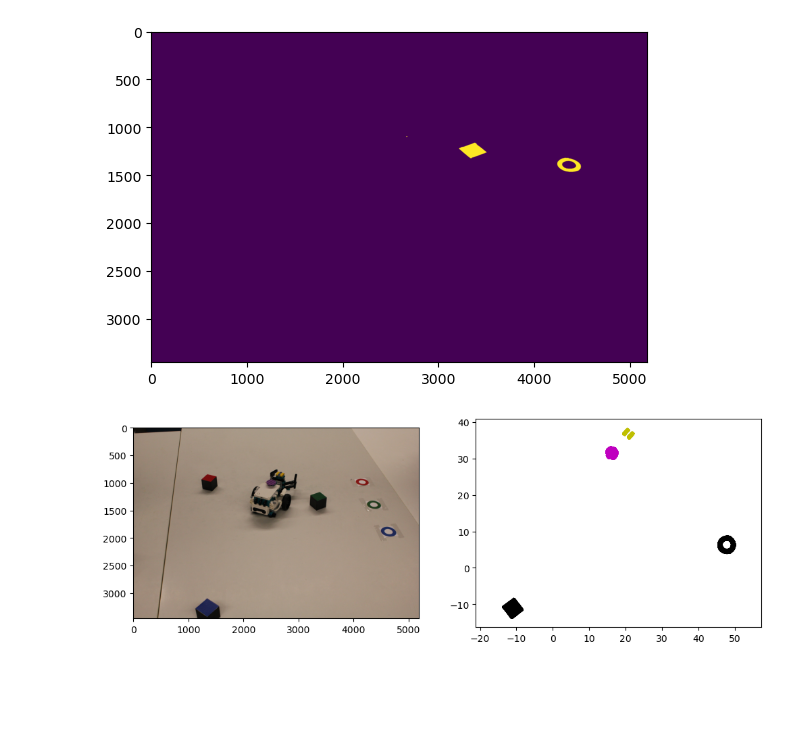
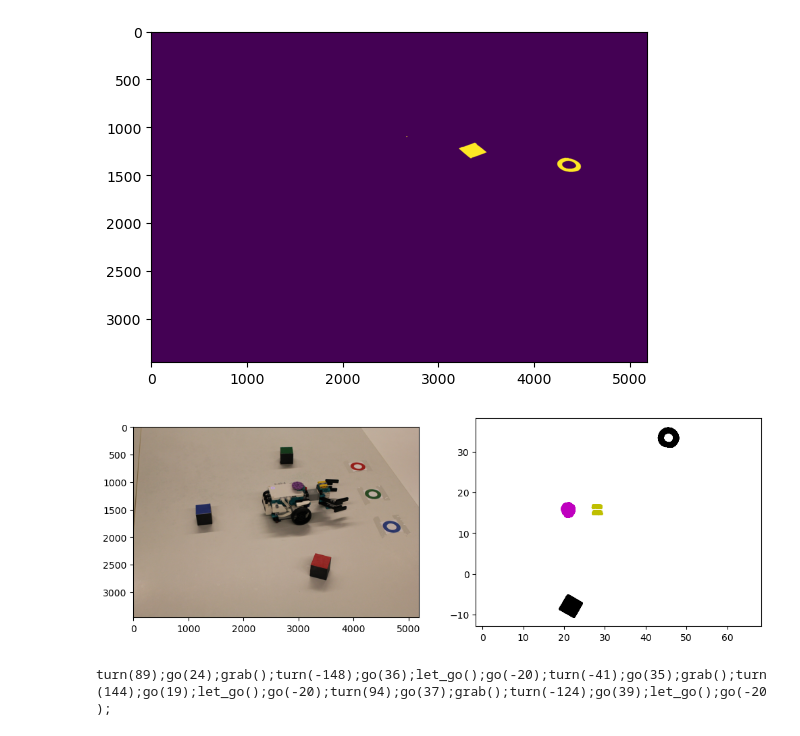
Before and after one commit to imveikka/3DCV_project, a Jupyter notebook: sandbox.ipynb, the cells around one changed output. Drawn from its saved outputs; the diff is of its cells as text; code cells hidden in the pictures; blank space fills up the shorter version.

```diff
--- a/sandbox.ipynb
+++ b/sandbox.ipynb
@@ -9,7 +9,7 @@ import skimage
 # %% [markdown]
 # Calibration
 # %%
-img = Image.open('./data/CALIB_ALEX_VEIKKA.png')
+img = Image.open('./data/image0044.png')
 points = select_points(img)
 
 # points = np.array([[498, 673],
@@ -99,30 +99,96 @@ plt.imshow(closed)
 <matplotlib.image.AxesImage at 0x...>
 [figure]
 # %%
-test = Image.open('./data/set2/images/image0005.png')
+test = Image.open('./data/image0051.png')
 
 centroids = locate_bot(test)
 
 disk, bar1, bar2 = centroids
 
-out = locate_blue(test)
+out = locate_red(test)
 
 A = np.linalg.inv(M[:, [0, 1, 3]])
 b = M[:, 2:3]
 
 _, (ax1, ax2) = plt.subplots(1, 2, figsize=(12, 4))
 ax1.imshow(test)
 
 for points, z, c in zip((disk, bar1, bar2, *out),
-                     (7.7, 7.0, 7.0, 4, 0),
+                     (9, 8.5, 8.5, 4, 0),
                      ('m', 'y', 'y', 'k', 'k')):
     n = len(points)
     points = np.concat((points.T, [[1] * n]), 0)
     out = A @ (points - z * b)
     x, y = out[:-1] / out[-1]
     ax2.scatter(x, y, c=c, marker='.', s=0.1)
 
 plt.axis('equal')
 plt.show()
 # %% [output]
-[figure, old version]
+[figure, new version]
+# %%
+def to_world(points, A, b, z):
+    n = len(points)
+    points = np.concat((points.T, [[1] * n]), 0)
+    out = A @ (points - z * b)
+    return (out[:-1] / out[-1]).T
+
+
+def foo(img: Image, color: str, M: np.array):
+
+    disk, bar1, bar2 = locate_bot(img)
+    bar = np.concatenate((bar1, bar2))
+
+    # if color == 'red':
+    #     block, goal = locate_red(img)
+    # if color == 'blue':
+    #     block, goal = locate_blue(img)
+    # if color == 'green':
+    #     block, goal = locate_green(img)
+
+    A = np.linalg.inv(M[:, [0, 1, 3]])
+    b = M[:, 2:3]
+
+    disk = to_world(disk, A, b, 8.9).mean(0)
+    bar = to_world(bar, A, b, 8.4).mean(0)
+
+    for fun in (locate_red, locate_green, locate_blue):
+
+        block, goal = fun(img)
+        block = to_world(block, A, b, 4).mean(0)
+        goal = to_world(goal, A, b, 0).mean(0)
+
+    # plt.scatter(*disk.T)
+    # plt.scatter(*bar.T)
+    # plt.scatter(*block.T)
+    # plt.scatter(*goal.T)
+
+    # plt.quiver(*disk, *(bar - disk))
+    # plt.quiver(*disk, *(block - disk))
+
+        r_disk_bar = bar - disk
+        r_disk_block = block - disk
+        r_block_goal = goal - block
+        distance_bar = np.linalg.norm(r_disk_bar)
+        distance_block = np.linalg.norm(r_disk_block)
+        distance_goal = np.linalg.norm(r_block_goal)
+
+        sign_block = -np.sign(r_disk_bar[0] * r_disk_block[1] - r_disk_bar[1] * r_disk_block[0])
+        rotate_block = sign_block * np.acos((r_disk_bar @ r_disk_block) / (distance_bar * distance_block)) * 180 / np.pi
+
+        sign_goal = -np.sign(r_disk_block[0] * r_block_goal[1] - r_disk_block[1] * r_block_goal[0])
+        rotate_goal = sign_goal * np.acos((r_disk_block @ r_block_goal) / (distance_block * distance_goal)) * 180 / np.pi
+
+        print(f'turn({rotate_block:.0f});go({distance_block:.0f});grab();turn({rotate_goal:.0f});go({distance_goal - 12:.0f});let_go();go(-20);', end='')
+
+        disk = goal - 32 * r_block_goal / distance_goal
+        bar = goal
+
+    # plt.scatter(*end.T, marker='x')
+    # plt.axis('equal')
+
+
+test = Image.open('./data/image0051.png')
+foo(test, 'red', M)
+# %% [output]
+turn(89);go(24);grab();turn(-148);go(36);let_go();go(-20);turn(-41);go(35);grab();turn(144);go(19);let_go();go(-20);turn(94);go(37);grab();turn(-124);go(39);let_go();go(-20);
```
Also changed, not shown: parts of 2 cells of this notebook, 3 other files.
